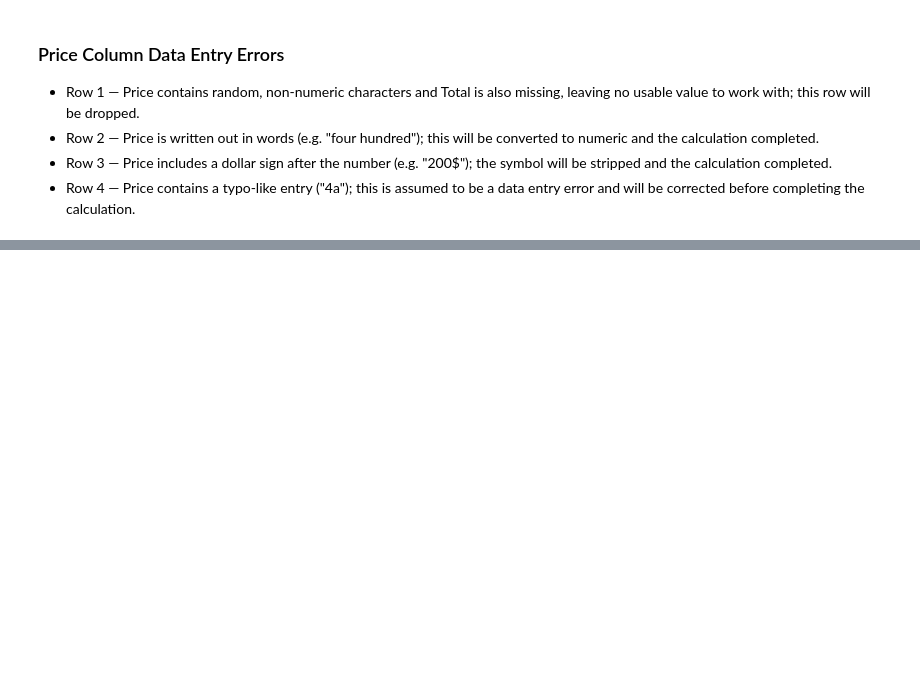
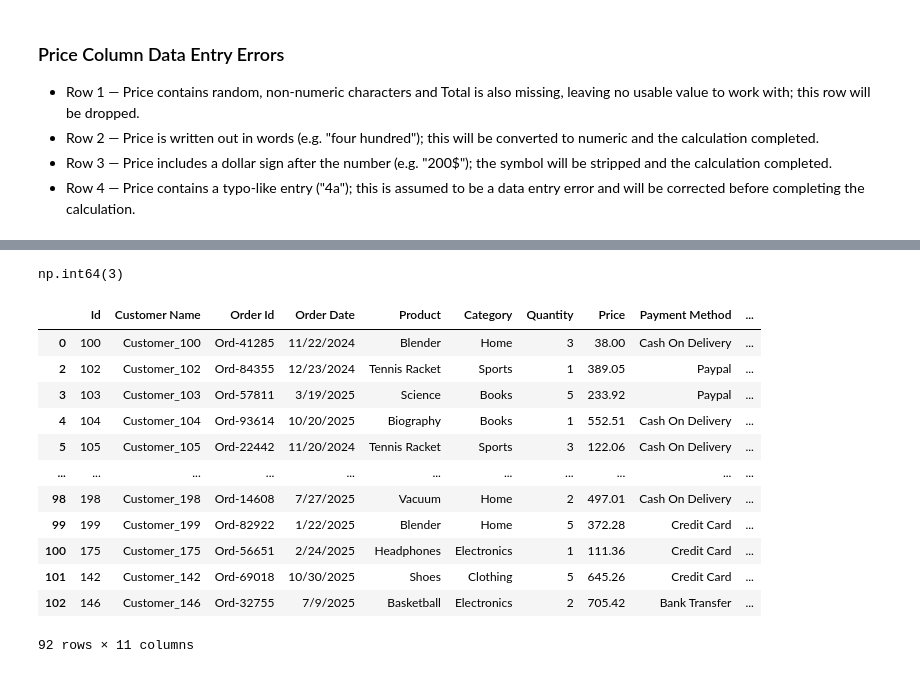
Before and after one commit to FoXx-codes/Sales_eda_classification, a Jupyter notebook: Ecom_EDAK.ipynb, the cells around one changed output, grey strips where cells are left out. Drawn from its saved outputs; the diff is of its cells as text; code cells hidden in the pictures; blank space fills up the shorter version.

Commit message:
Complete data cleaning: resolve nulls, fix dtypes, consolidate categories, standardize columns, remove duplicates

```diff
--- a/Ecom_EDAK.ipynb
+++ b/Ecom_EDAK.ipynb
@@ -152,0 +209,9 @@ null_rows
+# %%
+#placing items with null category into the correct category
+
+raw_data.loc[33,' Category'] = 'Books'
+raw_data.loc[[36, 80, 81], ' Category'] = 'Electronics'
+raw_data.loc[[82,84], ' Category'] = 'Clothing'
+raw_data.loc[[98], ' Category'] = 'Home'
+
+raw_data.isnull().sum()
@@ -152,0 +231,5 @@ null_rows
+# %%
+raw_data.columns = raw_data.columns.str.replace('_', ' ')
+raw_data.columns = raw_data.columns.str.strip().str.title()
+
+raw_data.columns
@@ -152,0 +261,31 @@ null_rows
+# %%
+# cleaning up string columns
+
+string_columns = ['Order Id', 'Product', 'Category', 'Customer Name', 'Payment Method', 'Status']
+
+for col in string_columns:
+    raw_data[col] = raw_data[col].str.strip().str.title()
+# %%
+cleaned_data = raw_data.copy()
+
+# check for duplicates in the cleaned data
+
+cleaned_data.duplicated().sum()
+# %% [output]
+np.int64(3)
+# %%
+cleaned_data
+# %% [output]
+|  | Id | Customer Name | Order Id | Order Date | Product | Category | Quantity | Price | Payment Method | ... |
+| 0 | 100 | Customer_100 | Ord-41285 | 11/22/2024 | Blender | Home | 3 | 38.00 | Cash On Delivery | ... |
+| 2 | 102 | Customer_102 | Ord-84355 | 12/23/2024 | Tennis Racket | Sports | 1 | 389.05 | Paypal | ... |
+| 3 | 103 | Customer_103 | Ord-57811 | 3/19/2025 | Science | Books | 5 | 233.92 | Paypal | ... |
+| 4 | 104 | Customer_104 | Ord-93614 | 10/20/2025 | Biography | Books | 1 | 552.51 | Cash On Delivery | ... |
+| 5 | 105 | Customer_105 | Ord-22442 | 11/20/2024 | Tennis Racket | Sports | 3 | 122.06 | Cash On Delivery | ... |
+| ... | ... | ... | ... | ... | ... | ... | ... | ... | ... | ... |
+| 98 | 198 | Customer_198 | Ord-14608 | 7/27/2025 | Vacuum | Home | 2 | 497.01 | Cash On Delivery | ... |
+| 99 | 199 | Customer_199 | Ord-82922 | 1/22/2025 | Blender | Home | 5 | 372.28 | Credit Card | ... |
+| 100 | 175 | Customer_175 | Ord-56651 | 2/24/2025 | Headphones | Electronics | 1 | 111.36 | Credit Card | ... |
+| 101 | 142 | Customer_142 | Ord-69018 | 10/30/2025 | Shoes | Clothing | 5 | 645.26 | Credit Card | ... |
+| 102 | 146 | Customer_146 | Ord-32755 | 7/9/2025 | Basketball | Electronics | 2 | 705.42 | Bank Transfer | ... |
+92 rows × 11 columns
```
Also changed, not shown: parts of 14 cells of this notebook.
